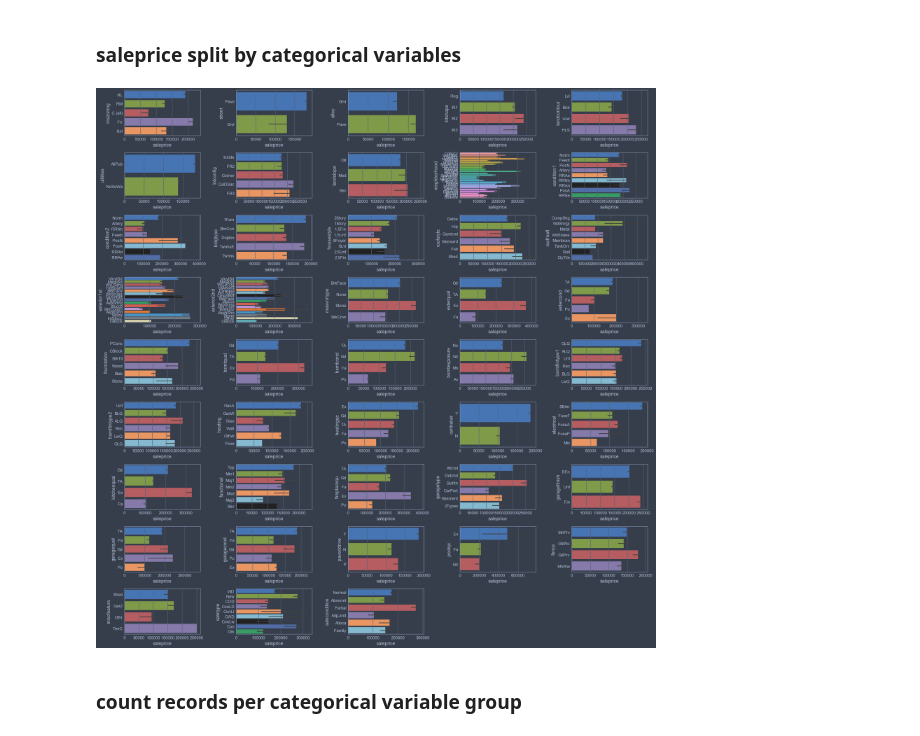
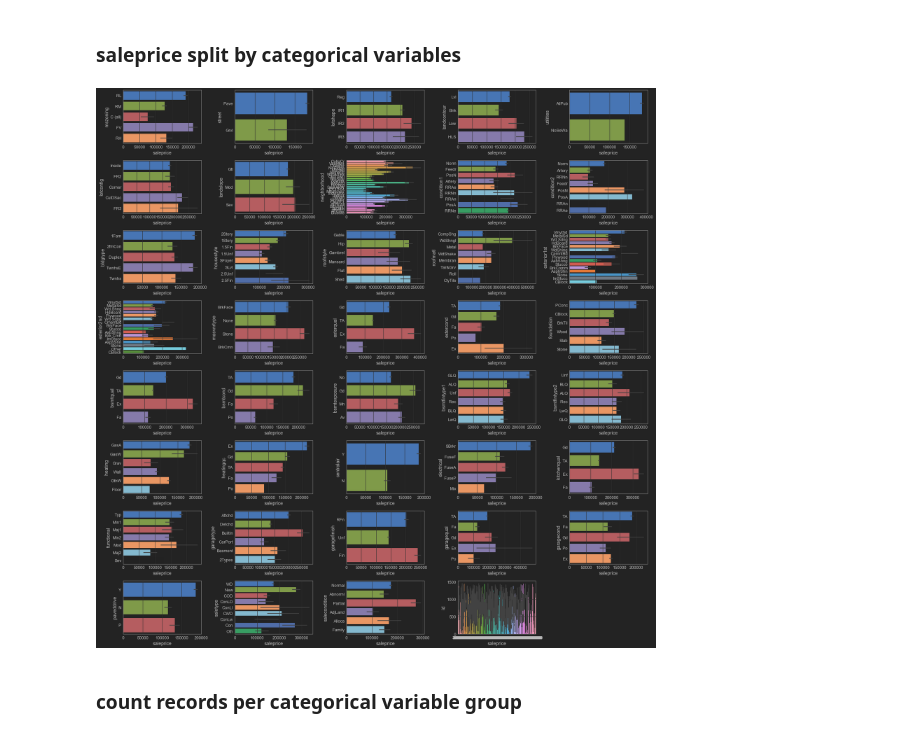
Before and after one commit to madxdimac/housing_prices_regression, a Jupyter notebook: housing_prices_regression.ipynb, the cells around one changed output. Cells and saved outputs as stored; diff of their text form; code cells hidden in the pictures.

```diff
--- a/housing_prices_regression.ipynb
+++ b/housing_prices_regression.ipynb
@@ -33,3 +166,5 @@ warnings.filterwarnings('ignore')
+# %%
+ENABLE_PLOTS = True
 # %% [markdown]
 ## set plot style
 # %%
@@ -155,3 +307,15 @@ df_missing[df_missing.Count > 0]
+# %%
+# list of excluded features
+excluded_features = ['poolqc', 'miscfeature', 'alley', 'fence', 'fireplacequ', 'lotfrontage']
+
+# iterate through list
+for excluded in excluded_features:
+    # remove from categorical variables list
+    if excluded in cat_vars:
+        cat_vars.remove(excluded)
+    # remove from continuous variables list
+    if excluded in cont_vars:
+        cont_vars.remove(excluded)
 # %% [markdown]
 # DATA EXPLORATION
 ---
@@ -190,24 +357,25 @@ target_var = 'saleprice_log'
 # %% [markdown]
 ### saleprice split by categorical variables
 # %%
-# set figure size
-plt.rcParams['figure.figsize'] = (24,24)
+if ENABLE_PLOTS:
+    # set figure size
+    plt.rcParams['figure.figsize'] = (24,24)
 
-# initialize subplot counter
-i = 1
+    # initialize subplot counter
+    i = 1
 
-# iterate through list of categorical variables
-for var in cat_vars:
-    # plot each variable against saleprice
-    plt.subplot(len(cat_vars)//5+1,5,i)
-    sns.barplot(df.saleprice,df[var])
-    i += 1
+    # iterate through list of categorical variables
+    for var in cat_vars:
+        # plot each variable against saleprice
+        plt.subplot(len(cat_vars)//5+1,5,i)
+        sns.barplot(df.saleprice,df[var])
+        i += 1
 
-plt.tight_layout()
-plt.savefig('housing_prices_barplot_cat_vars_vs_saleprice')
-plt.show()
+    plt.tight_layout()
+    plt.savefig('housing_prices_barplot_cat_vars_vs_saleprice')
+    plt.show()
 # %% [output]
-[figure, old version]
+[figure, new version]
 # %% [markdown]
 ### count records per categorical variable group
 # %%
```
Also changed, not shown: parts of 113 cells of this notebook, 8 other files.
